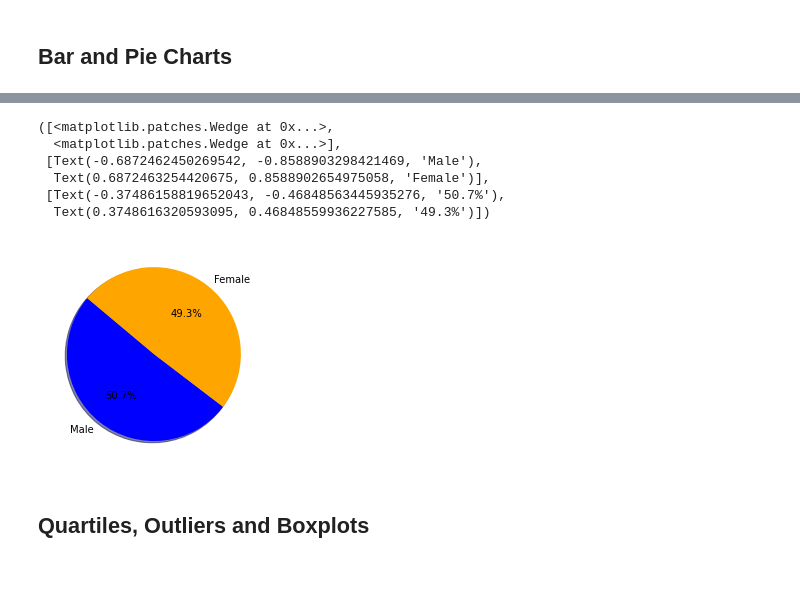
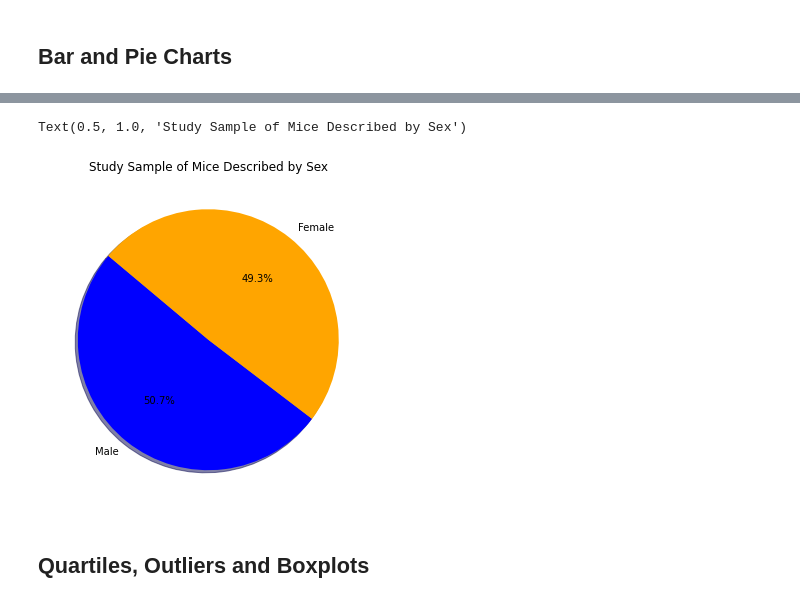
Before and after one commit to gpawlows/Matplotlib-Challenge, a Jupyter notebook: Instructions/Pymaceuticals/pymaceuticals_starter.ipynb, the cells around one changed output, grey strips where cells are left out. Drawn from its saved outputs; the diff is of its cells as text; code cells hidden in the pictures; blank space fills up the shorter version.

```diff
--- a/Instructions/Pymaceuticals/pymaceuticals_starter.ipynb
+++ b/Instructions/Pymaceuticals/pymaceuticals_starter.ipynb
@@ -176,19 +197,23 @@ cleaned_mouse_study_df['Sex'].value_counts().plot(kind='pie',figsize=(10,6))
 # %%
 # Generate a pie plot showing the distribution of female versus male mice using pyplot
+
+# find the counts of each type of gender using .value_counts
 gender_df = cleaned_mouse_study_df['Sex'].value_counts()
+
+# enter the label information pulling the index information from the previous LOC
 labels = gender_df.index
-labels
+
+# set formatting of pie plot to come
 explode=(0,0)
 colors = ['blue','orange']
+plt.figure(figsize=(10,6))
+
+# use matplotlib language to make a pie plot and add a title to the graph
 plt.pie(gender_df,explode=explode, labels=labels, colors=colors, autopct="%1.1f%%", shadow=True, startangle=140)
+plt.title("Study Sample of Mice Described by Sex")
 # %% [output]
-([<matplotlib.patches.Wedge at 0x...>,
-  <matplotlib.patches.Wedge at 0x...>],
- [Text(-0.6872462450269542, -0.8588903298421469, 'Male'),
-  Text(0.6872463254420675, 0.8588902654975058, 'Female')],
- [Text(-0.37486158819652043, -0.46848563445935276, '50.7%'),
-  Text(0.3748616320593095, 0.46848559936227585, '49.3%')])
+Text(0.5, 1.0, 'Study Sample of Mice Described by Sex')
-[figure, old version]
+[figure, new version]
 # %% [markdown]
 ## Quartiles, Outliers and Boxplots
 # %%
```
Also changed, not shown: parts of 9 cells of this notebook.
